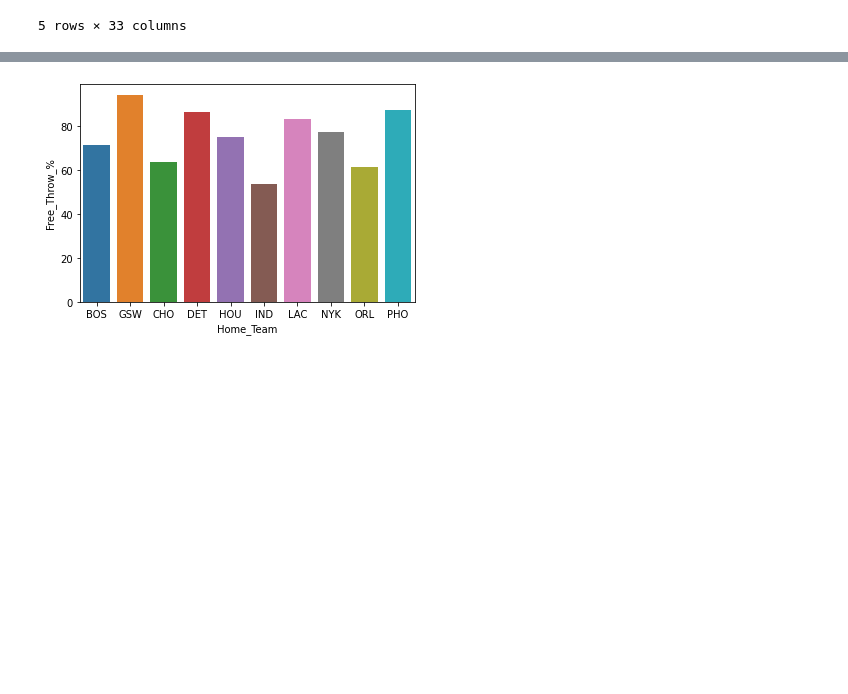
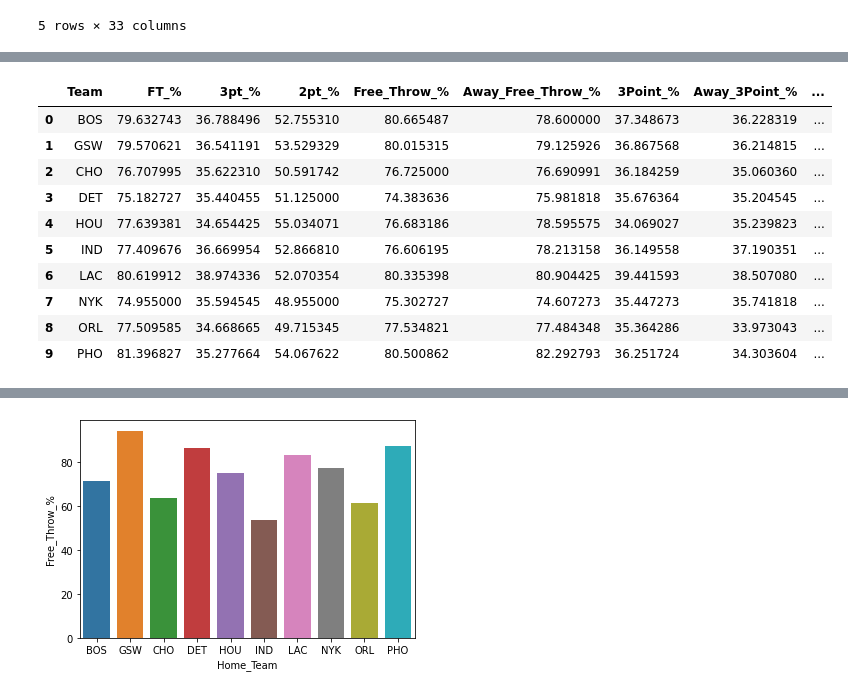
Before and after one commit to dingjamma/LHLFinalProject, a Jupyter notebook: data.ipynb, the cells around one changed output, grey strips where cells are left out. Drawn from its saved outputs; the diff is of its cells as text; code cells hidden in the pictures; blank space fills up the shorter version.

```diff
--- a/data.ipynb
+++ b/data.ipynb
@@ -73,13 +89,37 @@ newdf['Team'] = df['Home_Team']
 newdf = newdf.drop_duplicates().reset_index(drop=True)
 # %%
 ####ASK MENTOR, find some way to append
+nbadata = []
 for x in newdf['Team']:
-    print(ftpercent(byTeam(x)))
+    nbadata.append(ftpercent(byTeam(x)))
+newdf['Free_Throw_%'] = nbadata
 # %%
+away_ft = []
 for x in newdf['Team']:
-    print(awayftpercent(byTeam(x)))
+    away_ft.append(awayftpercent(byTeam(x)))
+newdf['Away_Free_Throw_%'] = away_ft
 # %%
-##Same Problem
+threept = []
 for x in newdf['Team']:
-    print(threeptpercent(byTeam(x)))
+    threept.append(threeptpercent(byTeam(x)))
+newdf['3Point_%'] = threept
+# %%
+off_eff = []
+for x in newdf['Team']:
+    off_eff.append(offeff(byTeam(x)))
+newdf['Offensive_Efficiency'] = offeff
+# %%
+newdf.head(10)
+# %% [output]
+|  | Team | FT_% | 3pt_% | 2pt_% | Free_Throw_% | Away_Free_Throw_% | 3Point_% | Away_3Point_% | ... |
+| 0 | BOS | 79.632743 | 36.788496 | 52.755310 | 80.665487 | 78.600000 | 37.348673 | 36.228319 | ... |
+| 1 | GSW | 79.570621 | 36.541191 | 53.529329 | 80.015315 | 79.125926 | 36.867568 | 36.214815 | ... |
+| 2 | CHO | 76.707995 | 35.622310 | 50.591742 | 76.725000 | 76.690991 | 36.184259 | 35.060360 | ... |
+| 3 | DET | 75.182727 | 35.440455 | 51.125000 | 74.383636 | 75.981818 | 35.676364 | 35.204545 | ... |
+| 4 | HOU | 77.639381 | 34.654425 | 55.034071 | 76.683186 | 78.595575 | 34.069027 | 35.239823 | ... |
+| 5 | IND | 77.409676 | 36.669954 | 52.866810 | 76.606195 | 78.213158 | 36.149558 | 37.190351 | ... |
+| 6 | LAC | 80.619912 | 38.974336 | 52.070354 | 80.335398 | 80.904425 | 39.441593 | 38.507080 | ... |
+| 7 | NYK | 74.955000 | 35.594545 | 48.955000 | 75.302727 | 74.607273 | 35.447273 | 35.741818 | ... |
+| 8 | ORL | 77.509585 | 34.668665 | 49.715345 | 77.534821 | 77.484348 | 35.364286 | 33.973043 | ... |
+| 9 | PHO | 81.396827 | 35.277664 | 54.067622 | 80.500862 | 82.292793 | 36.251724 | 34.303604 | ... |
 # %%
```
Also changed, not shown: parts of 22 cells of this notebook, 6 other files.
